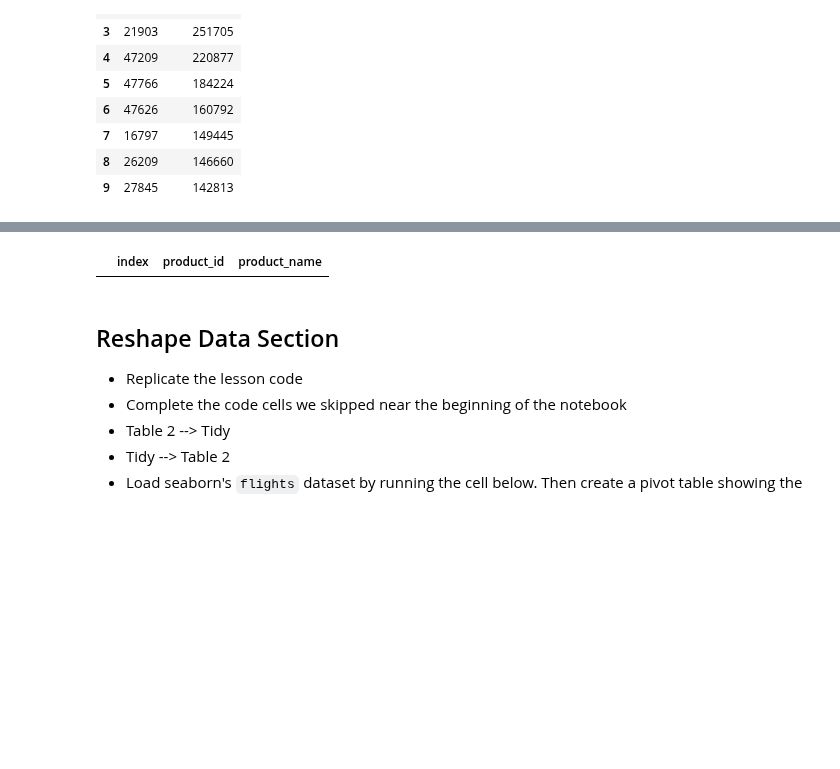
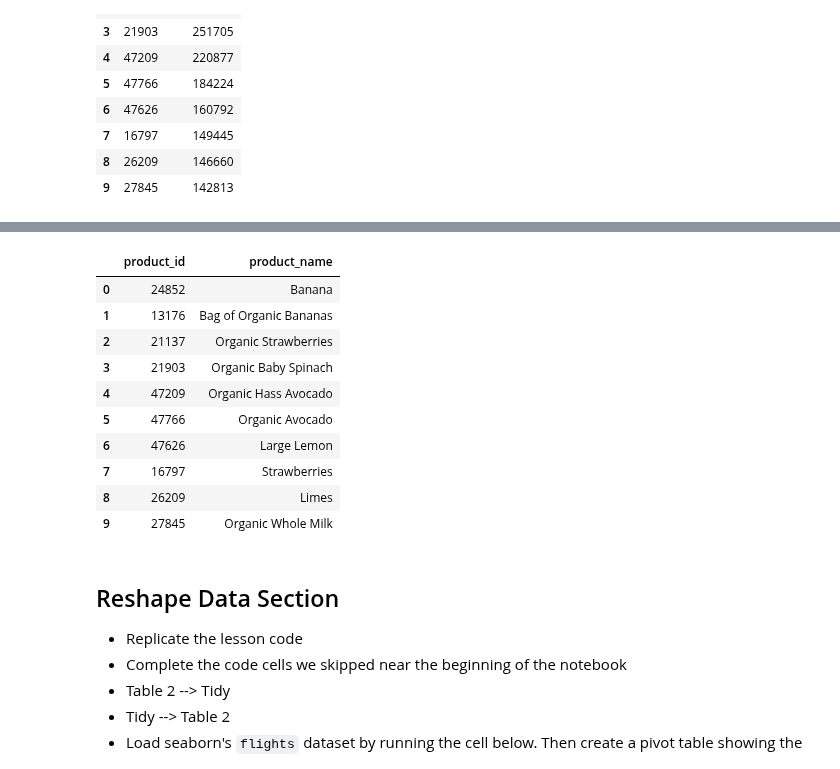
Before and after one commit to bloominstituteoftechnology/DS-Unit-1-Sprint-1-Data-Wrangling-and-Storytelling, a Jupyter notebook: DS-Unit-1-Sprint-1-Data-Wrangling-and-Storytelling/module3-exploratory-data-analysis/mk_LS_DS_113_Join_and_Reshape_Data_Assignment.ipynb, the cells around one changed output, grey strips where cells are left out. Cells and saved outputs as stored; diff of their text form; code cells hidden in the pictures; blank space fills up the shorter version.

```diff
--- a/DS-Unit-1-Sprint-1-Data-Wrangling-and-Storytelling/module3-exploratory-data-analysis/mk_LS_DS_113_Join_and_Reshape_Data_Assignment.ipynb
+++ b/DS-Unit-1-Sprint-1-Data-Wrangling-and-Storytelling/module3-exploratory-data-analysis/mk_LS_DS_113_Join_and_Reshape_Data_Assignment.ipynb
@@ -403,3 +403,7 @@ top10
 | 7 | 16797 | 149445 |
 | 8 | 26209 | 146660 |
 | 9 | 27845 | 142813 |
+# %%
+top10.columns = (['product_id', 'number'])
+
+top10.head()
@@ -405,0 +417,4 @@ top10
+# %%
+top10[['product_id' ]]
+TOP10=top10[['product_id' ]]
+TOP10.head()
@@ -406,12 +428,23 @@ top10
 # %%
-merged = pd.merge(top10,
+merged = pd.merge(TOP10,
                   product_id_and_name,
-                  how='inner',
+                  how='left',
                   on='product_id')
 
-merged.head(10)
+final = merged.head(10)
+final
 # %% [output]
-|  | index | product_id | product_name |
+|  | product_id | product_name |
+| 0 | 24852 | Banana |
+| 1 | 13176 | Bag of Organic Bananas |
+| 2 | 21137 | Organic Strawberries |
+| 3 | 21903 | Organic Baby Spinach |
+| 4 | 47209 | Organic Hass Avocado |
+| 5 | 47766 | Organic Avocado |
+| 6 | 47626 | Large Lemon |
+| 7 | 16797 | Strawberries |
+| 8 | 26209 | Limes |
+| 9 | 27845 | Organic Whole Milk |
 # %% [markdown]
 ## Reshape Data Section
 
```
Also changed, not shown: parts of 2 cells of this notebook.
